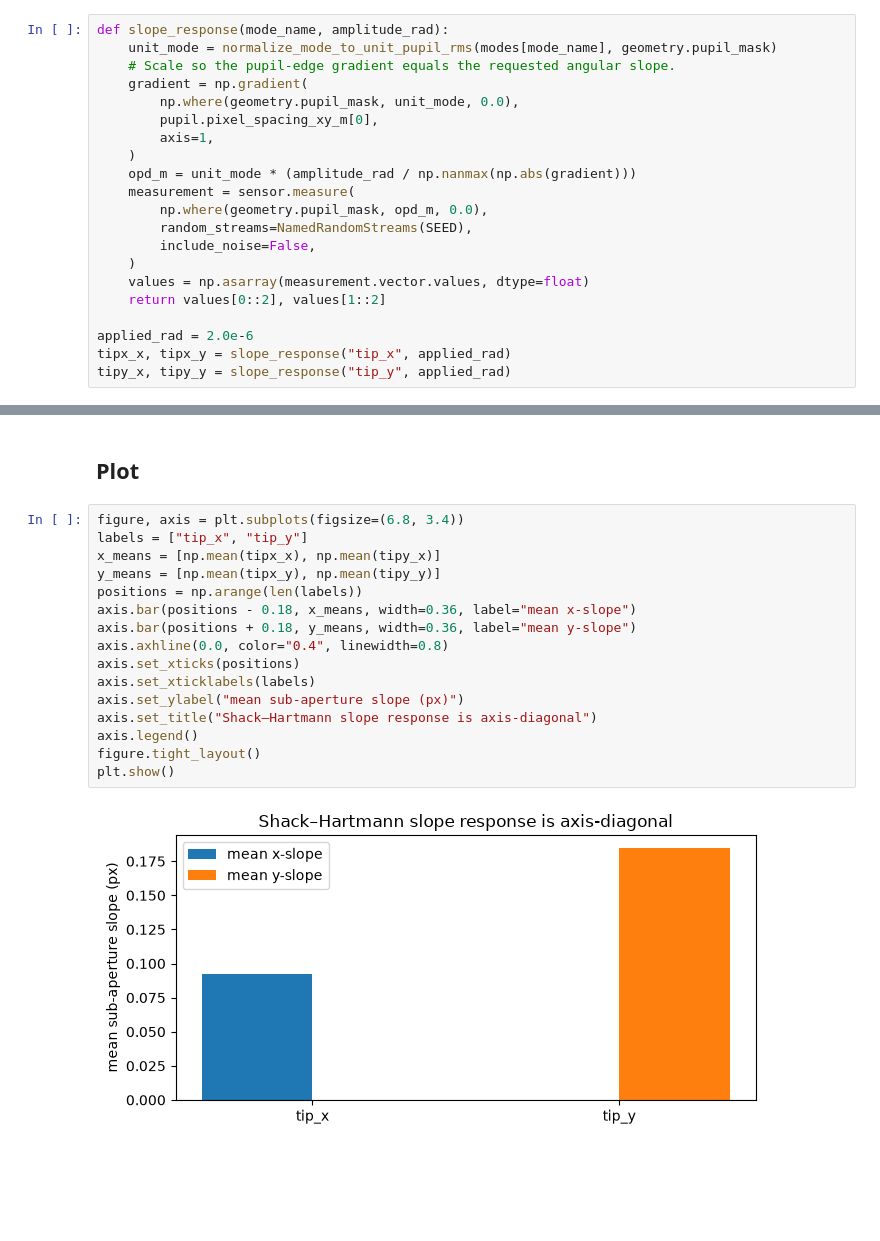
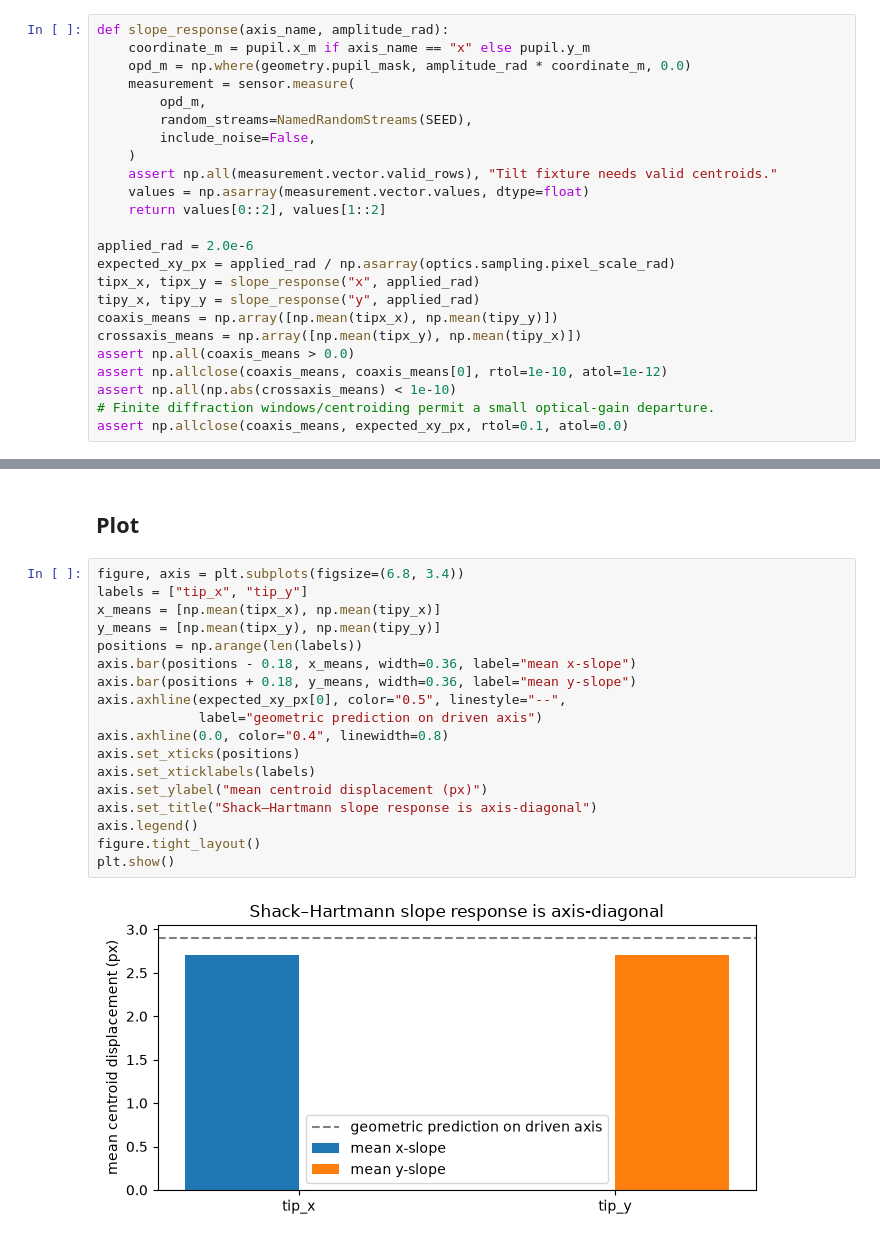
Before and after one commit to xhvoid/Shack-Hartmann-AO-Simulation, a Jupyter notebook: notebooks/tutorials/01_geometric_shwfs.ipynb, the cells around one changed output, grey strips where cells are left out. Cells and saved outputs as stored; diff of their text form; blank space fills up the shorter version.

```diff
--- a/notebooks/tutorials/01_geometric_shwfs.ipynb
+++ b/notebooks/tutorials/01_geometric_shwfs.ipynb
@@ -56,26 +49,29 @@ print(f"{geometry.n_subapertures} illuminated sub-apertures")
 # %% [markdown]
 ## Simulation call
 # %%
-def slope_response(mode_name, amplitude_rad):
-    unit_mode = normalize_mode_to_unit_pupil_rms(modes[mode_name], geometry.pupil_mask)
-    # Scale so the pupil-edge gradient equals the requested angular slope.
-    gradient = np.gradient(
-        np.where(geometry.pupil_mask, unit_mode, 0.0),
-        pupil.pixel_spacing_xy_m[0],
-        axis=1,
-    )
-    opd_m = unit_mode * (amplitude_rad / np.nanmax(np.abs(gradient)))
+def slope_response(axis_name, amplitude_rad):
+    coordinate_m = pupil.x_m if axis_name == "x" else pupil.y_m
+    opd_m = np.where(geometry.pupil_mask, amplitude_rad * coordinate_m, 0.0)
     measurement = sensor.measure(
-        np.where(geometry.pupil_mask, opd_m, 0.0),
+        opd_m,
         random_streams=NamedRandomStreams(SEED),
         include_noise=False,
     )
+    assert np.all(measurement.vector.valid_rows), "Tilt fixture needs valid centroids."
     values = np.asarray(measurement.vector.values, dtype=float)
     return values[0::2], values[1::2]
 
 applied_rad = 2.0e-6
-tipx_x, tipx_y = slope_response("tip_x", applied_rad)
-tipy_x, tipy_y = slope_response("tip_y", applied_rad)
+expected_xy_px = applied_rad / np.asarray(optics.sampling.pixel_scale_rad)
+tipx_x, tipx_y = slope_response("x", applied_rad)
+tipy_x, tipy_y = slope_response("y", applied_rad)
+coaxis_means = np.array([np.mean(tipx_x), np.mean(tipy_y)])
+crossaxis_means = np.array([np.mean(tipx_y), np.mean(tipy_x)])
+assert np.all(coaxis_means > 0.0)
+assert np.allclose(coaxis_means, coaxis_means[0], rtol=1e-10, atol=1e-12)
+assert np.all(np.abs(crossaxis_means) < 1e-10)
+# Finite diffraction windows/centroiding permit a small optical-gain departure.
+assert np.allclose(coaxis_means, expected_xy_px, rtol=0.1, atol=0.0)
 # %% [markdown]
 ## Diagnostic table
 # %%
@@ -100,21 +99,23 @@ table
 # %%
 figure, axis = plt.subplots(figsize=(6.8, 3.4))
 labels = ["tip_x", "tip_y"]
 x_means = [np.mean(tipx_x), np.mean(tipy_x)]
 y_means = [np.mean(tipx_y), np.mean(tipy_y)]
 positions = np.arange(len(labels))
 axis.bar(positions - 0.18, x_means, width=0.36, label="mean x-slope")
 axis.bar(positions + 0.18, y_means, width=0.36, label="mean y-slope")
+axis.axhline(expected_xy_px[0], color="0.5", linestyle="--",
+             label="geometric prediction on driven axis")
 axis.axhline(0.0, color="0.4", linewidth=0.8)
 axis.set_xticks(positions)
 axis.set_xticklabels(labels)
-axis.set_ylabel("mean sub-aperture slope (px)")
+axis.set_ylabel("mean centroid displacement (px)")
 axis.set_title("Shack–Hartmann slope response is axis-diagonal")
 axis.legend()
 figure.tight_layout()
 plt.show()
 # %% [output]
-[figure, old version]
+[figure, new version]
 # %% [markdown]
 ## Interpretation
 
```
Also changed, not shown: parts of 5 cells of this notebook, 50 other files.
